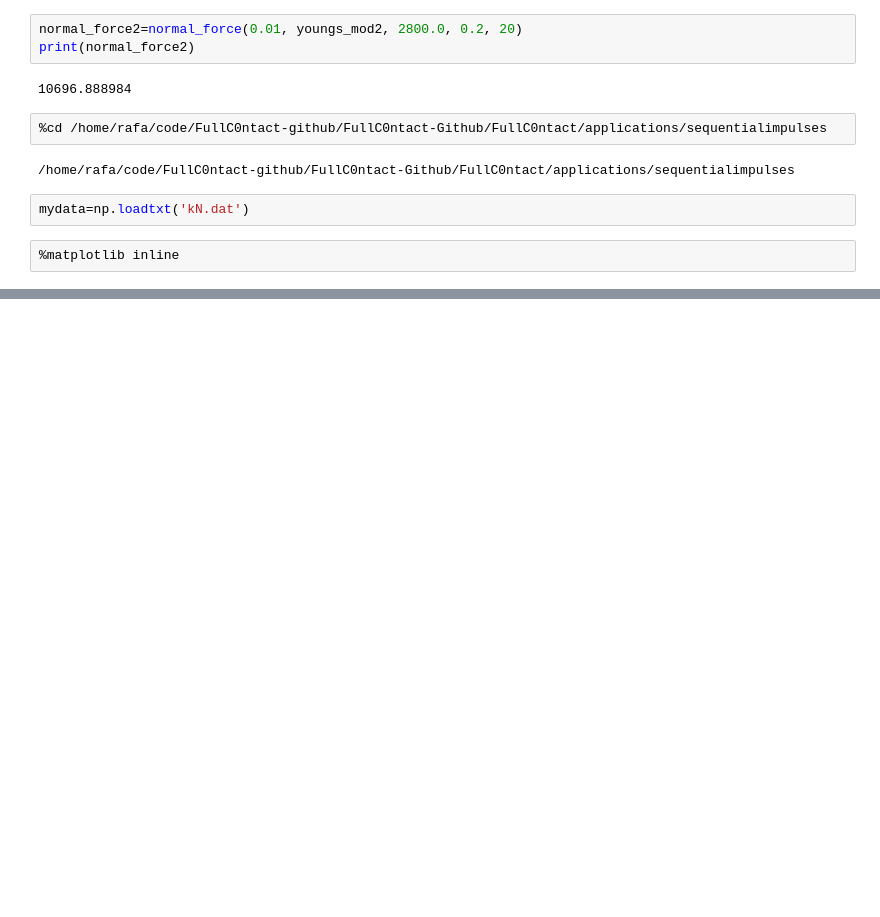
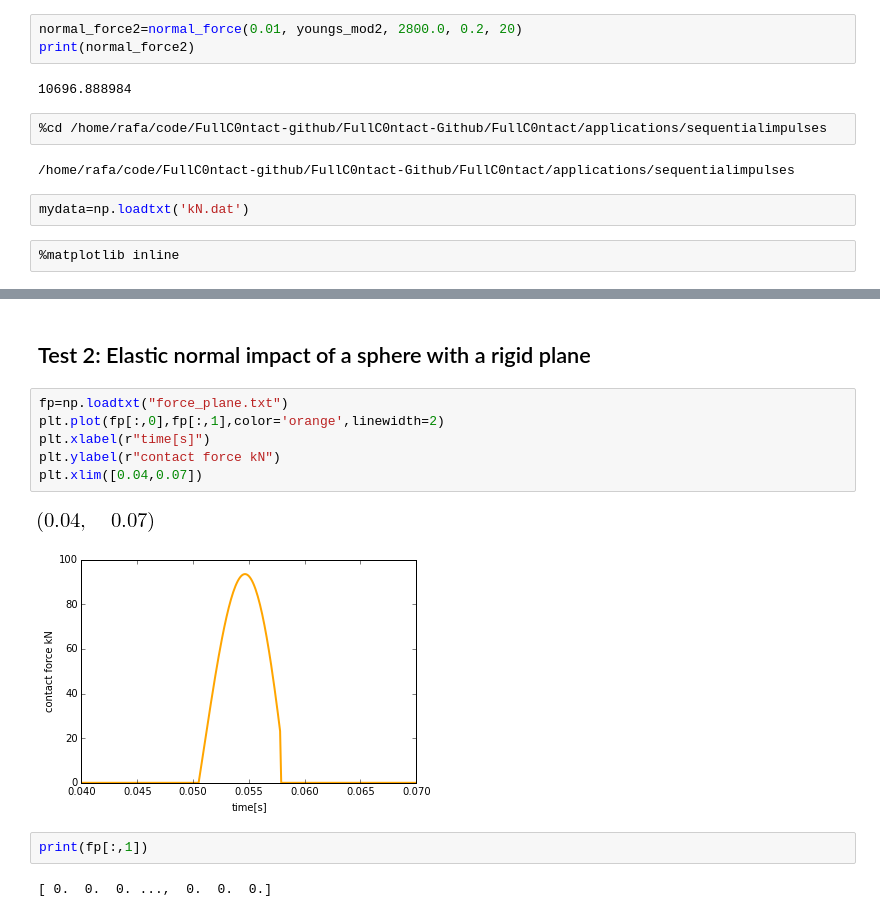
Before and after one commit to rmuenste/ipython-tut, a Jupyter notebook: ipython_intro.ipynb, the cells around one changed output, grey strips where cells are left out. Saved outputs shown, nothing was run; the diff lists cells and outputs as text; blank space fills up the shorter version.

```diff
--- a/ipython_intro.ipynb
+++ b/ipython_intro.ipynb
@@ -339,0 +359,15 @@ plt.xlim([0.0,0.055])
+# %% [markdown]
+## Test 2: Elastic normal impact of a sphere with a rigid plane
+# %%
+fp=np.loadtxt("force_plane.txt")
+plt.plot(fp[:,0],fp[:,1],color='orange',linewidth=2)
+plt.xlabel(r"time[s]")
+plt.ylabel(r"contact force kN")
+plt.xlim([0.04,0.07])
+# %% [output]
+[figure, added]
+[figure, added]
+# %%
+print(fp[:,1])
+# %% [output]
+[ 0.  0.  0. ...,  0.  0.  0.]
```
Also changed, not shown: parts of 6 cells of this notebook.
